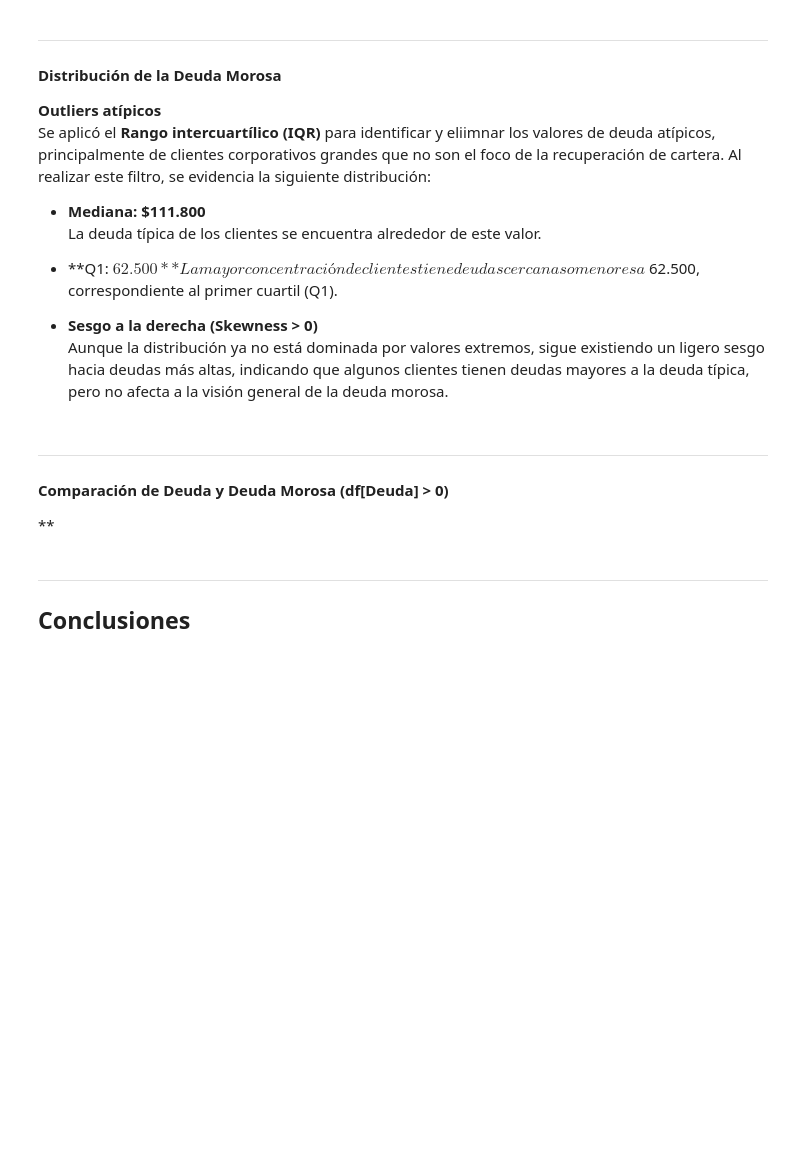
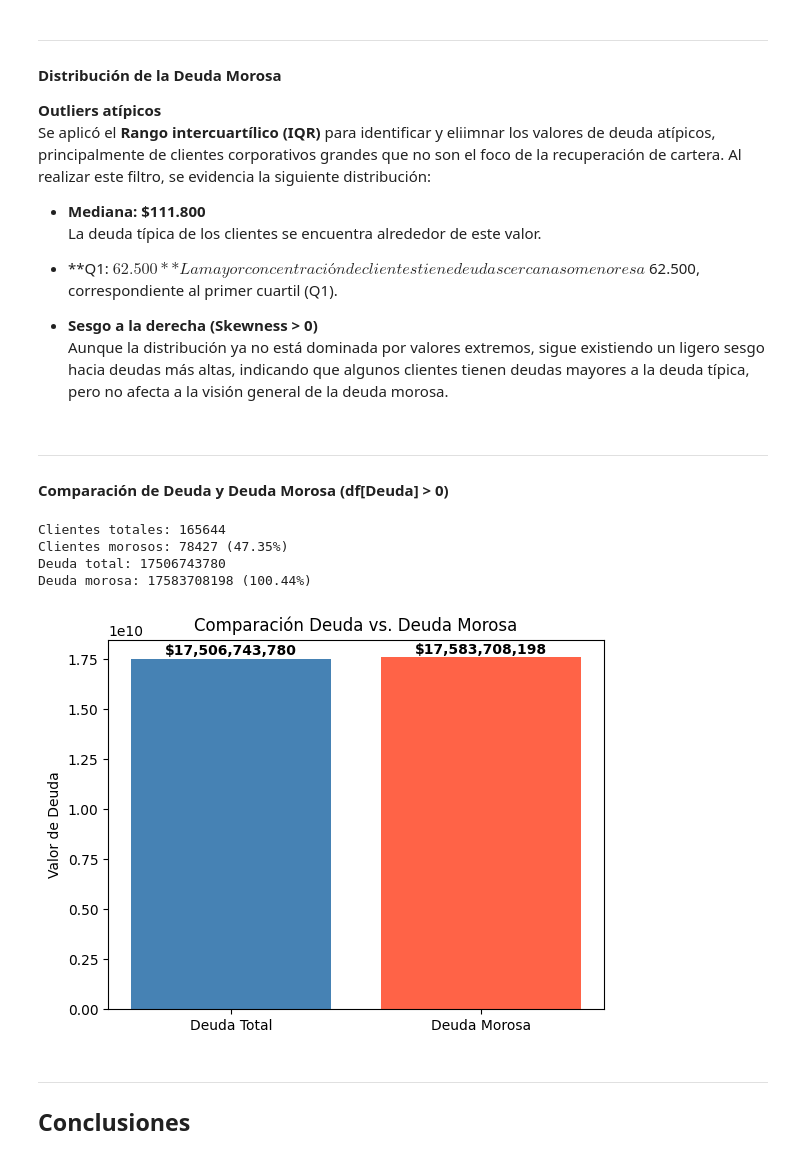
Before and after one commit to Joules17/EDA-Univariado, a Jupyter notebook: Univariado.ipynb, the cells around one changed output. Cells and saved outputs as stored; diff of their text form; code cells hidden in the pictures; blank space fills up the shorter version.

Commit message:
Conclusiones análisis univariado: filtrado deuda morosa y próximos pasos

```diff
--- a/Univariado.ipynb
+++ b/Univariado.ipynb
@@ -282,8 +282,38 @@ Aunque la distribución ya no está dominada por valores extremos, sigue existie
 # %% [markdown]
 ---
 #### **Comparación de Deuda y Deuda Morosa (df[Deuda] > 0)**
-
-**
+# %%
+# Total de clientes
+total_clientes = len(df)
+
+# Clientes en mora
+clientes_morosos = df[df['DEUDA'] > 0]
+n_morosos = len(clientes_morosos)
+
+# Deuda total y deuda morosa
+deuda_total = df['DEUDA'].sum()
+deuda_morosa = clientes_morosos['DEUDA'].sum()
+
+print("Clientes totales:", total_clientes)
+print("Clientes morosos:", n_morosos, f"({n_morosos/total_clientes:.2%})")
+print("Deuda total:", deuda_total)
+print("Deuda morosa:", deuda_morosa, f"({deuda_morosa/deuda_total:.2%})")
+# %% [output]
+Clientes totales: 165644
+Clientes morosos: 78427 (47.35%)
+Deuda total: 17506743780
+Deuda morosa: 17583708198 (100.44%)
+# %%
+plt.bar(labels, valores, color=["steelblue", "tomato"])
+plt.title("Comparación Deuda vs. Deuda Morosa")
+plt.ylabel("Valor de Deuda")
+
+for i, v in enumerate(valores):
+    plt.text(i, v + (0.01 * max(valores)), f"${v:,.0f}", ha="center", fontweight="bold")
+
+plt.show()
+# %% [output]
+[figure, added]
 # %% [markdown]
 ---
 ## **Conclusiones**
```
Also changed, not shown: parts of 2 cells of this notebook.
